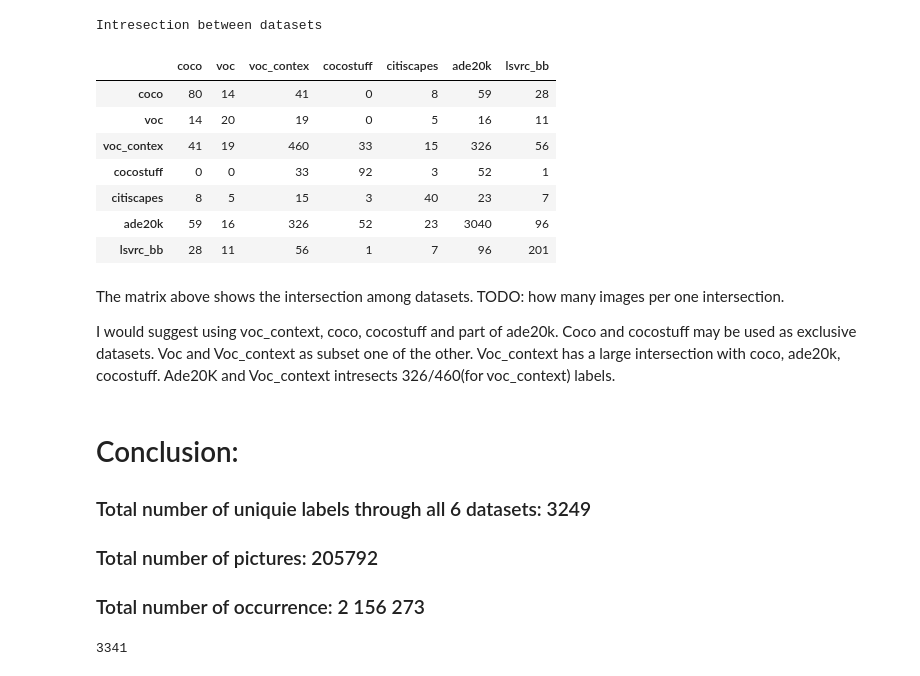
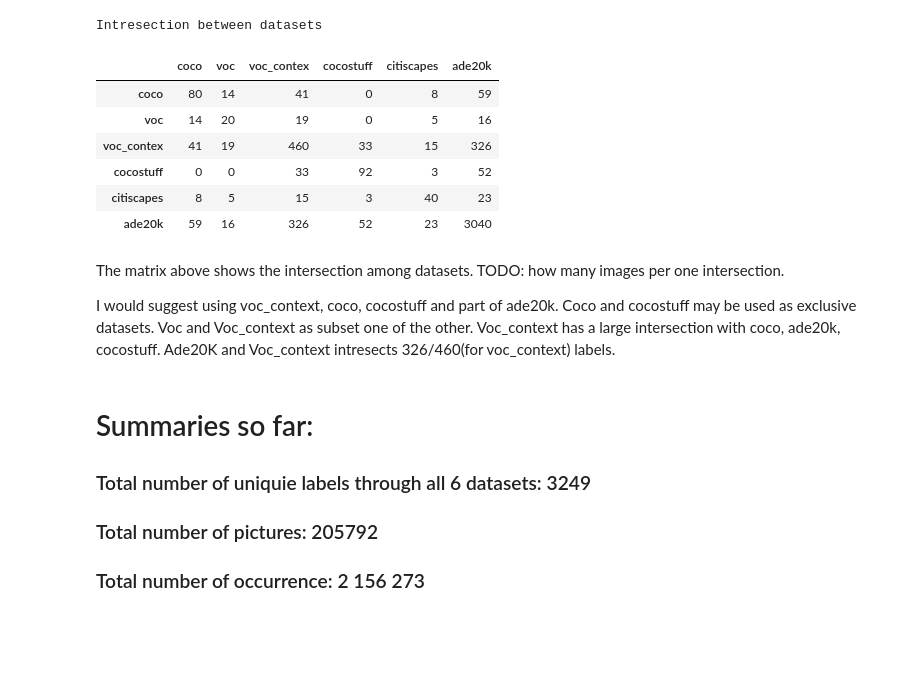
Before and after one commit to elnazavr/segmentation-datasets, a Jupyter notebook: datasets-visualization-matej.ipynb, the cells around one changed output. Drawn from its saved outputs; the diff is of its cells as text; code cells hidden in the pictures; blank space fills up the shorter version.

```diff
--- a/datasets-visualization-matej.ipynb
+++ b/datasets-visualization-matej.ipynb
@@ -8,19 +9,22 @@ import pandas as pd
 # %%
+# because I don't have number of appearances of individual labels in lsvrc_bb, I exclude it from the analysis
 PATH = "datasets/"
-dataset_filenames = {"coco":PATH+"coco.txt",
-                     "voc":PATH+"pascal_voc.txt",
-                     "voc_contex":PATH+"pascal_voc_context.txt",
-                     "cocostuff":PATH+"cocostuff.txt",
-                     "citiscapes":PATH+"citiscraper.txt",
-                     "ade20k":PATH+"ade20k.txt",
-                    "lsvrc_bb":PATH+"LSVRC_bb_2015.txt"}
-total_number_of_pictures = {"coco":82783,
-                            "voc":2913,
-                            "voc_contex": 10103,
-                            "cocostuff":82783,
-                            "citiscapes":5000,
-                            "ade20k": 22210,
-                           "lsvrc_bb":534309}
+dataset_filenames = {
+    "coco":PATH+"coco.txt",
+    "voc":PATH+"pascal_voc.txt",
+    "voc_contex":PATH+"pascal_voc_context.txt",
+    "cocostuff":PATH+"cocostuff.txt",
+    "citiscapes":PATH+"citiscraper.txt",
+    "ade20k":PATH+"ade20k.txt"
+}
+total_number_of_pictures = {
+    "coco":82783,
+    "voc":2913,
+    "voc_contex": 10103,
+    "cocostuff":82783,
+    "citiscapes":5000,
+    "ade20k": 22210
+}
 # %%
 draw_all_datasets(dataset_filenames)
 # %% [output]
@@ -54,21 +58,20 @@ draw_bar_chart(total_number_labels.keys(), total_number_appearance.values(), "Nu
 # %%
 matrix = pd.DataFrame(columns=dataset_filenames.keys(), index=dataset_filenames.keys())
 for d1 in all_objects.keys():
     for d2 in all_objects.keys():
         matrix[d1][d2] = len(set(get_names_from_files(dataset_filenames[d1])).intersection(set(get_names_from_files(dataset_filenames[d2]))))
 print("Intresection between datasets")
 
-display(matrix)
+matrix
 # %% [output]
 Intresection between datasets
-|  | coco | voc | voc_contex | cocostuff | citiscapes | ade20k | lsvrc_bb |
-| coco | 80 | 14 | 41 | 0 | 8 | 59 | 28 |
-| voc | 14 | 20 | 19 | 0 | 5 | 16 | 11 |
-| voc_contex | 41 | 19 | 460 | 33 | 15 | 326 | 56 |
-| cocostuff | 0 | 0 | 33 | 92 | 3 | 52 | 1 |
-| citiscapes | 8 | 5 | 15 | 3 | 40 | 23 | 7 |
-| ade20k | 59 | 16 | 326 | 52 | 23 | 3040 | 96 |
-| lsvrc_bb | 28 | 11 | 56 | 1 | 7 | 96 | 201 |
+|  | coco | voc | voc_contex | cocostuff | citiscapes | ade20k |
+| coco | 80 | 14 | 41 | 0 | 8 | 59 |
+| voc | 14 | 20 | 19 | 0 | 5 | 16 |
+| voc_contex | 41 | 19 | 460 | 33 | 15 | 326 |
+| cocostuff | 0 | 0 | 33 | 92 | 3 | 52 |
+| citiscapes | 8 | 5 | 15 | 3 | 40 | 23 |
+| ade20k | 59 | 16 | 326 | 52 | 23 | 3040 |
 # %% [markdown]
 The matrix above shows the intersection among datasets. TODO: how many images per one intersection.
 
@@ -83,11 +86,7 @@ for d1 in all_objects.keys():
     class_names.extend(all_objects[d1].keys())
 class_names = set(class_names)
 # %% [markdown]
-# Conclusion:
+# Summaries so far:
 ### Total number of uniquie labels through all 6 datasets: 3249
 ### Total number of pictures: 205792
 ### Total number of occurrence: 2 156 273
-# %%
-len(unique_set)
-# %% [output]
-3341
```
Also changed, not shown: parts of 19 cells of this notebook.
